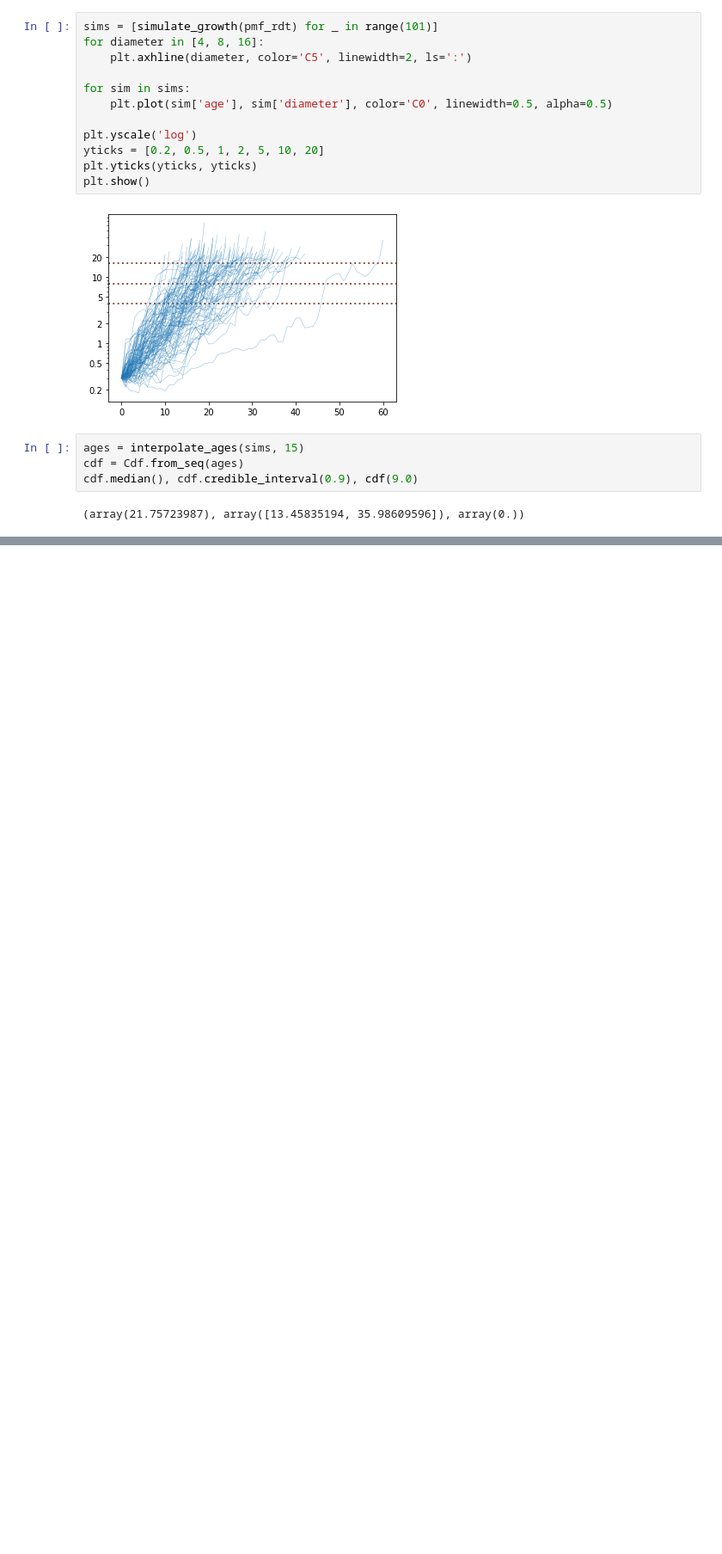
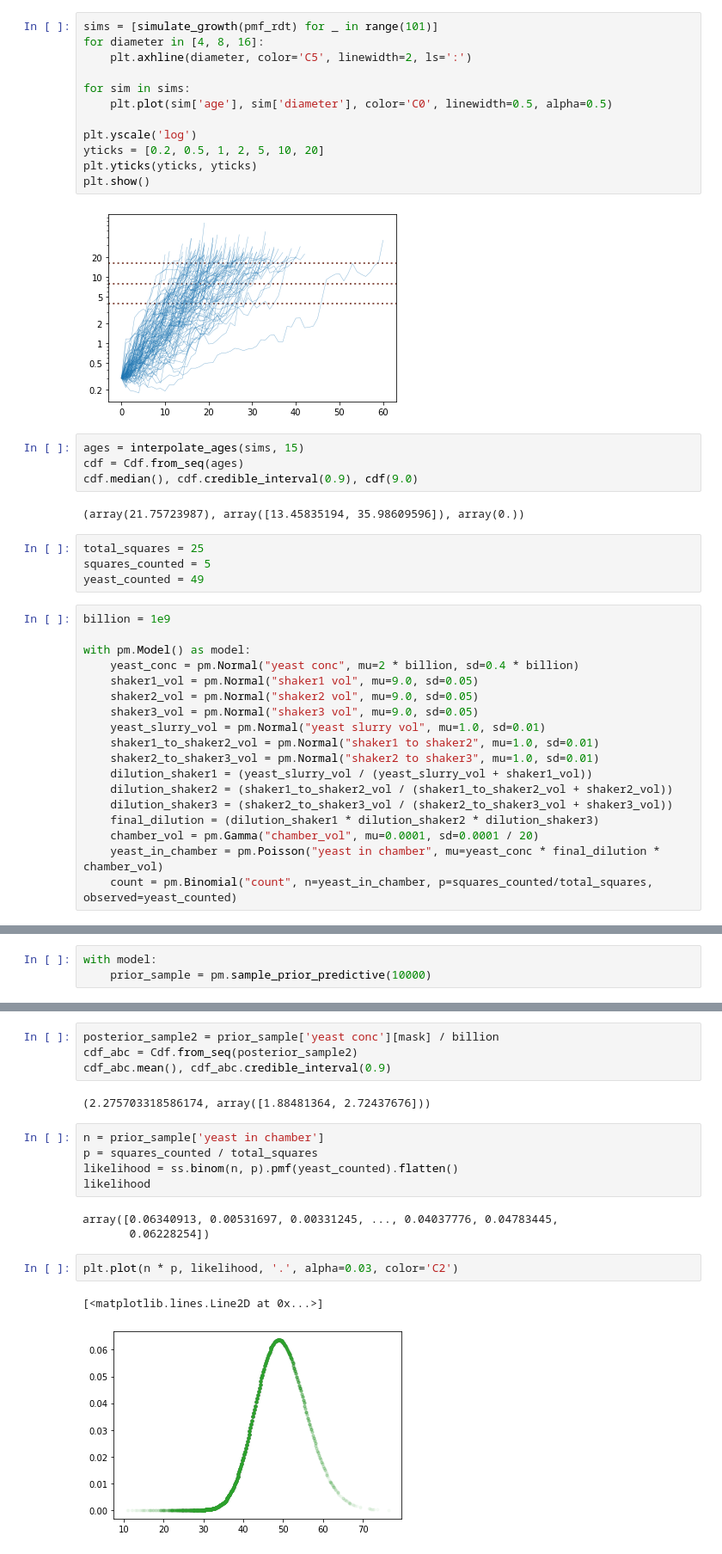
Before and after one commit to minstrel1149/think_bayes, a Jupyter notebook: Ch.20_ABC.ipynb, the cells around one changed output, grey strips where cells are left out. Shown at 86% size. Cells and saved outputs as stored; diff of their text form; blank space fills up the shorter version.

```diff
--- a/Ch.20_ABC.ipynb
+++ b/Ch.20_ABC.ipynb
@@ -127,3 +130,25 @@ cdf = Cdf.from_seq(ages)
 cdf.median(), cdf.credible_interval(0.9), cdf(9.0)
 # %% [output]
 (array(21.75723987), array([13.45835194, 35.98609596]), array(0.))
+# %%
+total_squares = 25
+squares_counted = 5
+yeast_counted = 49
+# %%
+billion = 1e9
+
+with pm.Model() as model:
+    yeast_conc = pm.Normal("yeast conc", mu=2 * billion, sd=0.4 * billion)
+    shaker1_vol = pm.Normal("shaker1 vol", mu=9.0, sd=0.05)
+    shaker2_vol = pm.Normal("shaker2 vol", mu=9.0, sd=0.05)
+    shaker3_vol = pm.Normal("shaker3 vol", mu=9.0, sd=0.05)
+    yeast_slurry_vol = pm.Normal("yeast slurry vol", mu=1.0, sd=0.01)
+    shaker1_to_shaker2_vol = pm.Normal("shaker1 to shaker2", mu=1.0, sd=0.01)
+    shaker2_to_shaker3_vol = pm.Normal("shaker2 to shaker3", mu=1.0, sd=0.01)
+    dilution_shaker1 = (yeast_slurry_vol / (yeast_slurry_vol + shaker1_vol))
+    dilution_shaker2 = (shaker1_to_shaker2_vol / (shaker1_to_shaker2_vol + shaker2_vol))
+    dilution_shaker3 = (shaker2_to_shaker3_vol / (shaker2_to_shaker3_vol + shaker3_vol))
+    final_dilution = (dilution_shaker1 * dilution_shaker2 * dilution_shaker3)
+    chamber_vol = pm.Gamma("chamber_vol", mu=0.0001, sd=0.0001 / 20)
+    yeast_in_chamber = pm.Poisson("yeast in chamber", mu=yeast_conc * final_dilution * chamber_vol)
+    count = pm.Binomial("count", n=yeast_in_chamber, p=squares_counted/total_squares, observed=yeast_counted)
@@ -129,0 +175,3 @@ cdf.median(), cdf.credible_interval(0.9), cdf(9.0)
+# %%
+with model:
+    prior_sample = pm.sample_prior_predictive(10000)
@@ -129,0 +211,19 @@ cdf.median(), cdf.credible_interval(0.9), cdf(9.0)
+# %%
+posterior_sample2 = prior_sample['yeast conc'][mask] / billion
+cdf_abc = Cdf.from_seq(posterior_sample2)
+cdf_abc.mean(), cdf_abc.credible_interval(0.9)
+# %% [output]
+(2.275703318586174, array([1.88481364, 2.72437676]))
+# %%
+n = prior_sample['yeast in chamber']
+p = squares_counted / total_squares
+likelihood = ss.binom(n, p).pmf(yeast_counted).flatten()
+likelihood
+# %% [output]
+array([0.06340913, 0.00531697, 0.00331245, ..., 0.04037776, 0.04783445,
+       0.06228254])
+# %%
+plt.plot(n * p, likelihood, '.', alpha=0.03, color='C2')
+# %% [output]
+[<matplotlib.lines.Line2D at 0x...>]
+[figure, added]
```
Also changed, not shown: parts of 7 cells of this notebook, 1 other file.
